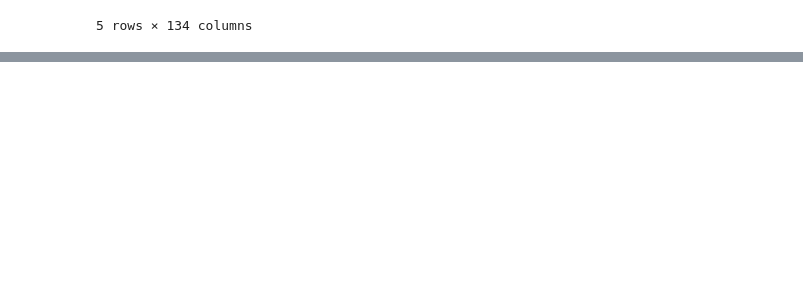
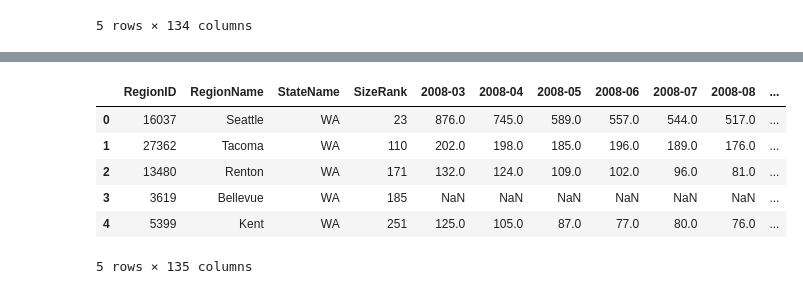
Before and after one commit to martinamagdy/Housing_Market_Analysis_Suaves, a Jupyter notebook: Data/sqft_cleaning.ipynb, the cells around one changed output, grey strips where cells are left out. Drawn from its saved outputs; the diff is of its cells as text; code cells hidden in the pictures; blank space fills up the shorter version.

```diff
--- a/Data/sqft_cleaning.ipynb
+++ b/Data/sqft_cleaning.ipynb
@@ -139,0 +158,21 @@ WA_metro = sqft_metro.loc[sqft_metro.State == 'WA']
+# %%
+sales_agg = pd.DataFrame()
+for i in range(0, len(metro_names)):
+    for j in range(0, len(metro_agg[i][metro_names[i]])):
+        WA_sales = sales_metro.loc[sales_metro.StateName == metro_agg[i][metro_names[i]][j]]
+        WA_metro = sqft_metro.loc[sqft_metro.State == metro_agg[i][metro_names[i]][j]]
+        WA_cities = [value for value in WA_sales.RegionName.unique() if value in WA_metro.RegionName.unique()]
+
+        # RegionID for every city in Seattle metro area
+        WA_agg = WA_sales.loc[sales_metro['RegionName'].isin(WA_cities)]
+        WA_agg['Metro'] = metro_names[i]
+        sales_agg = sales_agg.append(WA_agg, ignore_index = True)
+sales_agg.head()
+# %% [output]
+|  | RegionID | RegionName | StateName | SizeRank | 2008-03 | 2008-04 | 2008-05 | 2008-06 | 2008-07 | 2008-08 | ... |
+| 0 | 16037 | Seattle | WA | 23 | 876.0 | 745.0 | 589.0 | 557.0 | 544.0 | 517.0 | ... |
+| 1 | 27362 | Tacoma | WA | 110 | 202.0 | 198.0 | 185.0 | 196.0 | 189.0 | 176.0 | ... |
+| 2 | 13480 | Renton | WA | 171 | 132.0 | 124.0 | 109.0 | 102.0 | 96.0 | 81.0 | ... |
+| 3 | 3619 | Bellevue | WA | 185 | NaN | NaN | NaN | NaN | NaN | NaN | ... |
+| 4 | 5399 | Kent | WA | 251 | 125.0 | 105.0 | 87.0 | 77.0 | 80.0 | 76.0 | ... |
+5 rows × 135 columns
```
Also changed, not shown: parts of 16 cells of this notebook.
